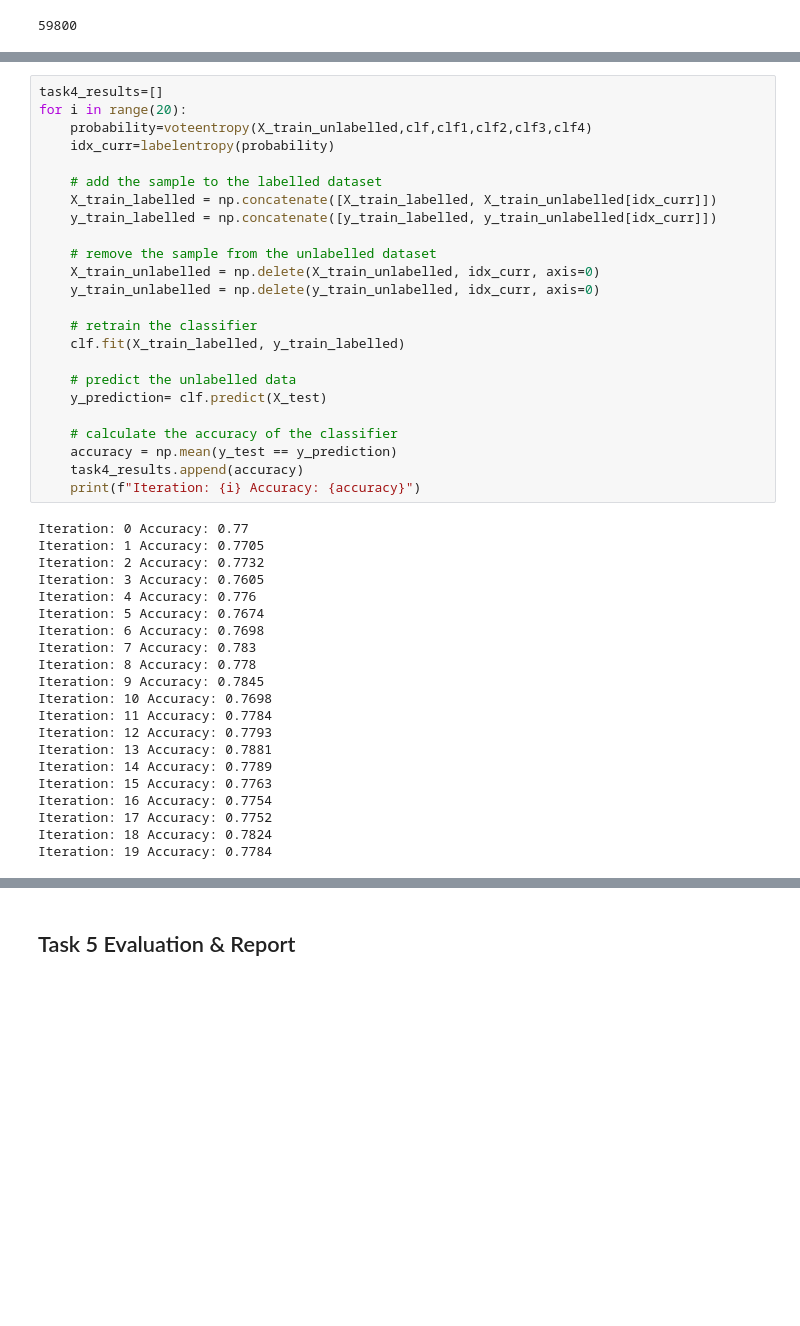
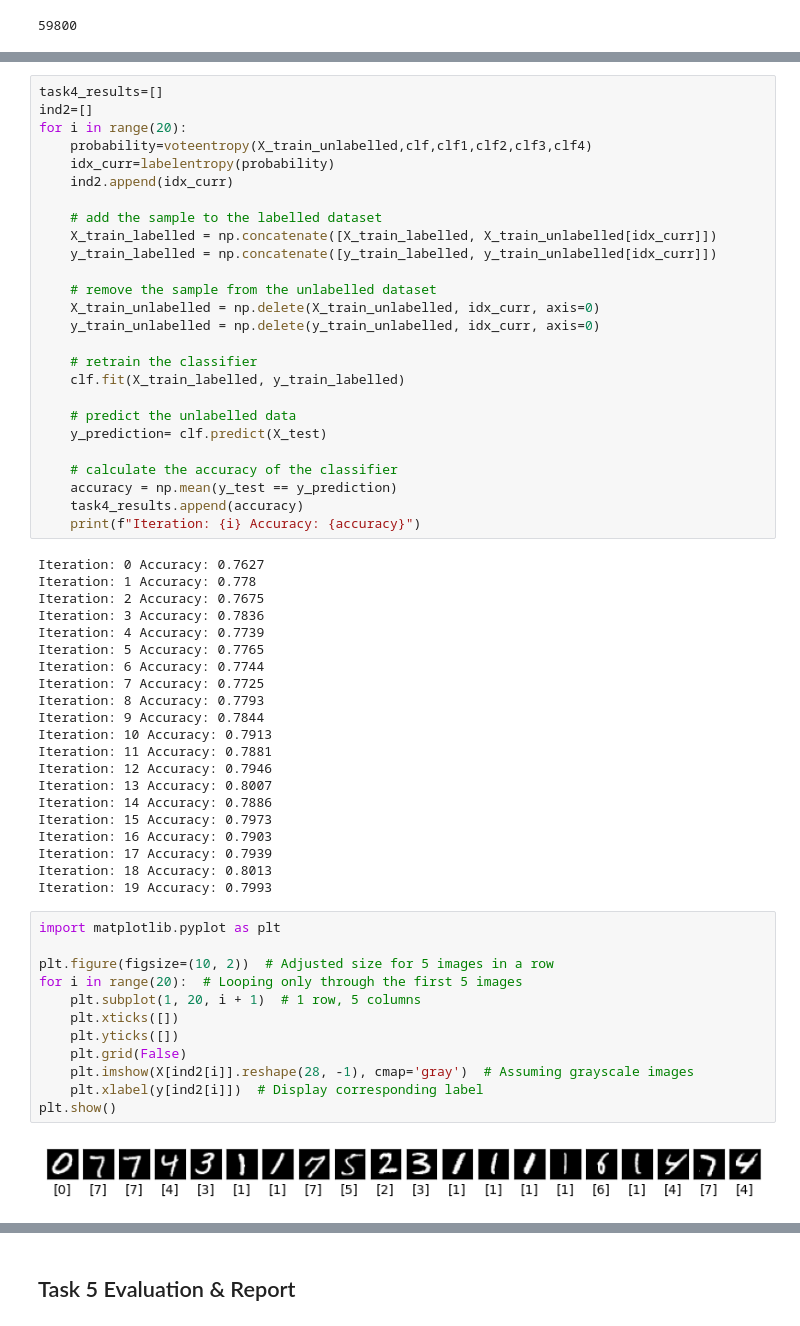
Before and after one commit to samarth2015/CS203_Lab_4, a Jupyter notebook: assignment.ipynb, the cells around one changed output, grey strips where cells are left out. Drawn from its saved outputs; the diff is of its cells as text; blank space fills up the shorter version.

```diff
--- a/assignment.ipynb
+++ b/assignment.ipynb
@@ -292,9 +340,11 @@ def voteentropy(X_train_unlabelled, clf, clf1, clf2, clf3, clf4):
     return prob
 # %%
 task4_results=[]
+ind2=[]
 for i in range(20):
     probability=voteentropy(X_train_unlabelled,clf,clf1,clf2,clf3,clf4)
     idx_curr=labelentropy(probability)
+    ind2.append(idx_curr)
 
     # add the sample to the labelled dataset
     X_train_labelled = np.concatenate([X_train_labelled, X_train_unlabelled[idx_curr]])
@@ -315,23 +365,37 @@ for i in range(20):
     task4_results.append(accuracy)
     print(f"Iteration: {i} Accuracy: {accuracy}")
 # %% [output]
-Iteration: 0 Accuracy: 0.77
-Iteration: 1 Accuracy: 0.7705
-Iteration: 2 Accuracy: 0.7732
-Iteration: 3 Accuracy: 0.7605
-Iteration: 4 Accuracy: 0.776
-Iteration: 5 Accuracy: 0.7674
-Iteration: 6 Accuracy: 0.7698
-Iteration: 7 Accuracy: 0.783
-Iteration: 8 Accuracy: 0.778
-Iteration: 9 Accuracy: 0.7845
-Iteration: 10 Accuracy: 0.7698
-Iteration: 11 Accuracy: 0.7784
-Iteration: 12 Accuracy: 0.7793
-Iteration: 13 Accuracy: 0.7881
-Iteration: 14 Accuracy: 0.7789
-Iteration: 15 Accuracy: 0.7763
-Iteration: 16 Accuracy: 0.7754
-Iteration: 17 Accuracy: 0.7752
-Iteration: 18 Accuracy: 0.7824
-Iteration: 19 Accuracy: 0.7784
+Iteration: 0 Accuracy: 0.7627
+Iteration: 1 Accuracy: 0.778
+Iteration: 2 Accuracy: 0.7675
+Iteration: 3 Accuracy: 0.7836
+Iteration: 4 Accuracy: 0.7739
+Iteration: 5 Accuracy: 0.7765
+Iteration: 6 Accuracy: 0.7744
+Iteration: 7 Accuracy: 0.7725
+Iteration: 8 Accuracy: 0.7793
+Iteration: 9 Accuracy: 0.7844
+Iteration: 10 Accuracy: 0.7913
+Iteration: 11 Accuracy: 0.7881
+Iteration: 12 Accuracy: 0.7946
+Iteration: 13 Accuracy: 0.8007
+Iteration: 14 Accuracy: 0.7886
+Iteration: 15 Accuracy: 0.7973
+Iteration: 16 Accuracy: 0.7903
+Iteration: 17 Accuracy: 0.7939
+Iteration: 18 Accuracy: 0.8013
+Iteration: 19 Accuracy: 0.7993
+# %%
+import matplotlib.pyplot as plt
+
+plt.figure(figsize=(10, 2))  # Adjusted size for 5 images in a row
+for i in range(20):  # Looping only through the first 5 images
+    plt.subplot(1, 20, i + 1)  # 1 row, 5 columns
+    plt.xticks([])
+    plt.yticks([])
+    plt.grid(False)
+    plt.imshow(X[ind2[i]].reshape(28, -1), cmap='gray')  # Assuming grayscale images
+    plt.xlabel(y[ind2[i]])  # Display corresponding label
+plt.show()
+# %% [output]
+[figure, added]
```
Also changed, not shown: parts of 12 cells of this notebook.
